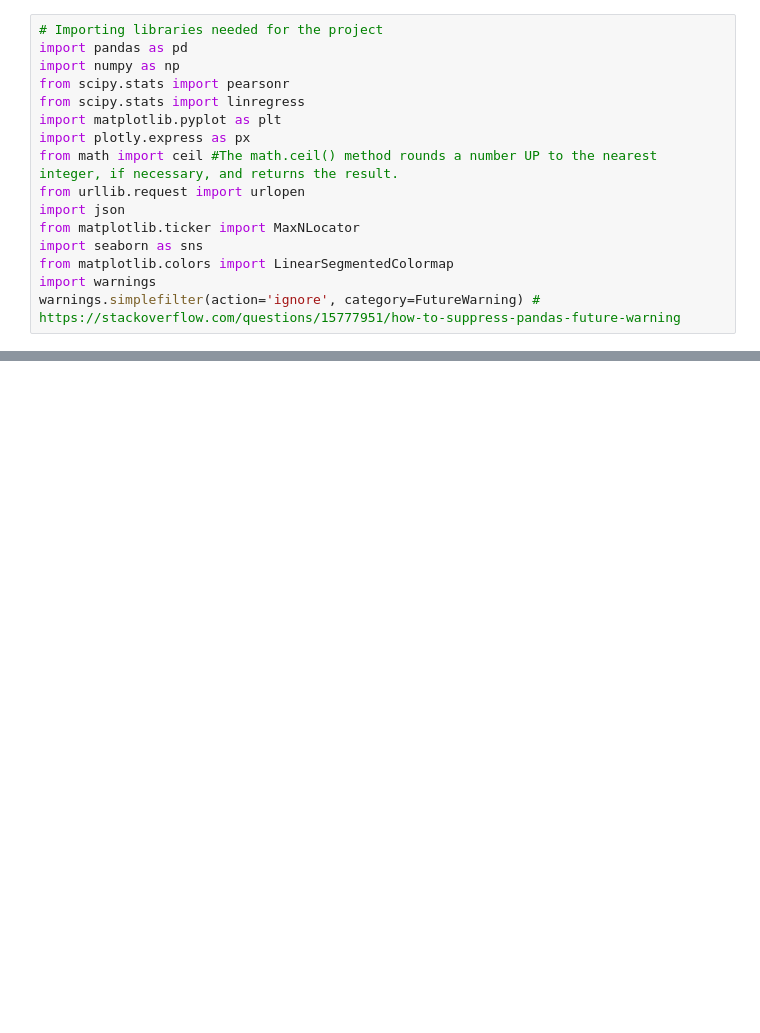
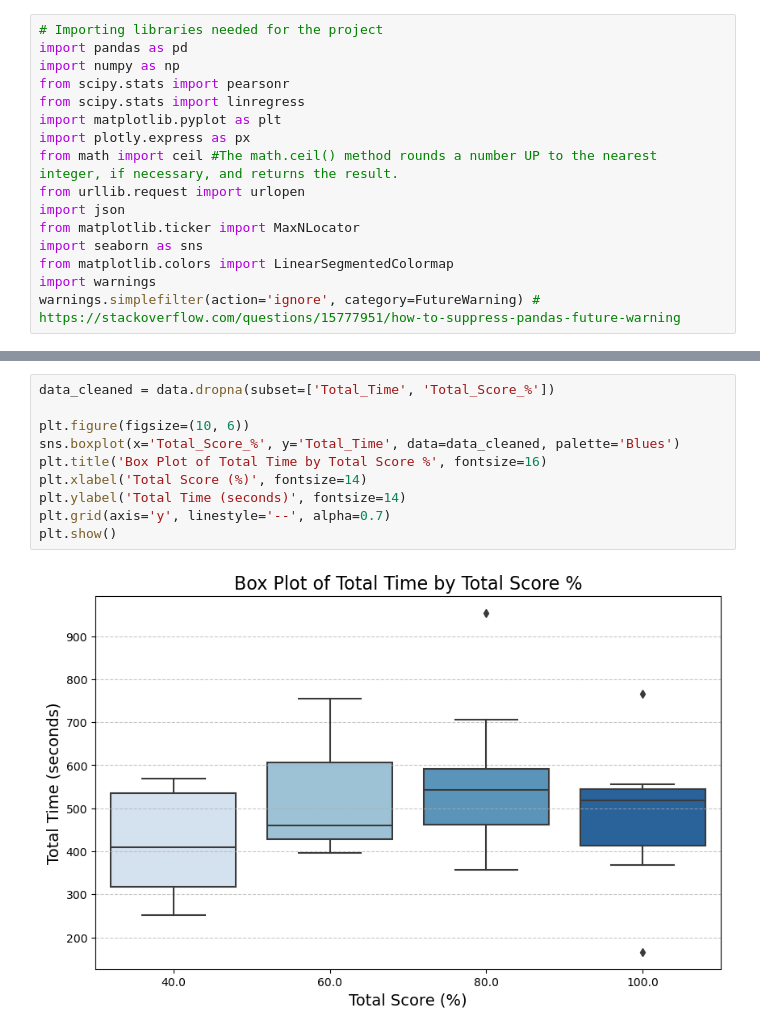
Before and after one commit to ClairNorah/ExperimentInCognitiveScience, a Jupyter notebook: analysis.ipynb, the cells around one changed output, grey strips where cells are left out. Drawn from its saved outputs; the diff is of its cells as text; blank space fills up the shorter version.

```diff
--- a/analysis.ipynb
+++ b/analysis.ipynb
@@ -35,0 +111,12 @@ df.head()
+# %%
+data_cleaned = data.dropna(subset=['Total_Time', 'Total_Score_%'])
+
+plt.figure(figsize=(10, 6))
+sns.boxplot(x='Total_Score_%', y='Total_Time', data=data_cleaned, palette='Blues')
+plt.title('Box Plot of Total Time by Total Score %', fontsize=16)
+plt.xlabel('Total Score (%)', fontsize=14)
+plt.ylabel('Total Time (seconds)', fontsize=14)
+plt.grid(axis='y', linestyle='--', alpha=0.7)
+plt.show()
+# %% [output]
+[figure, added]
```
Also changed, not shown: parts of 7 cells of this notebook, 6 other files.
